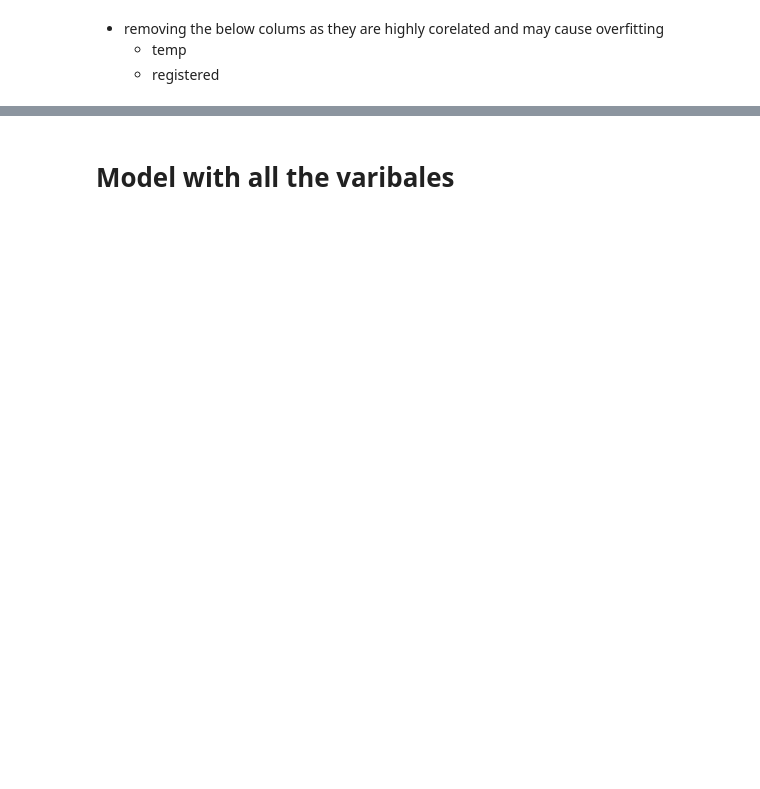
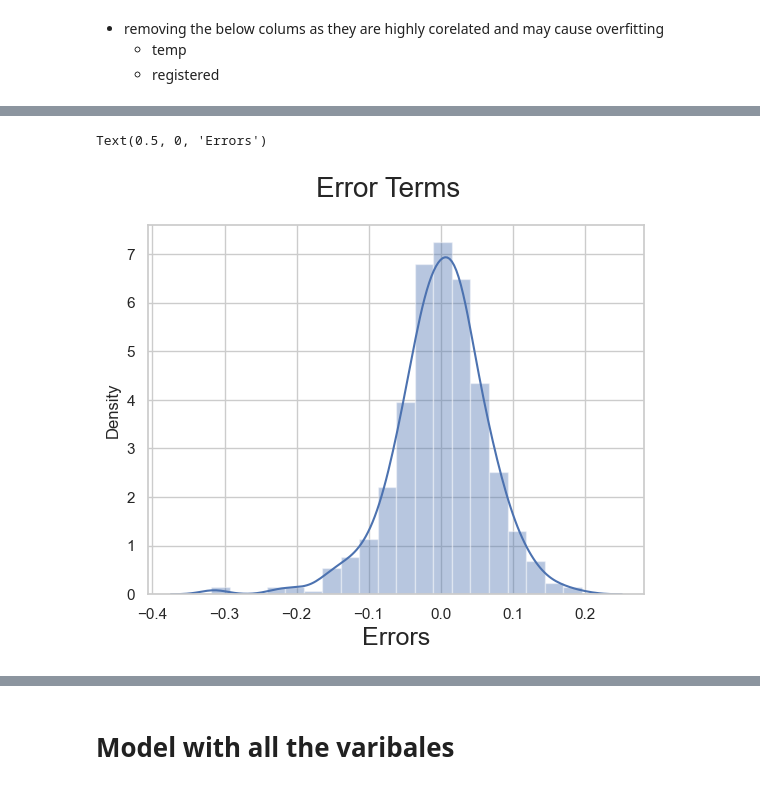
Before and after one commit to karma9791/Building_Bike_Demand_Model, a Jupyter notebook: Buildinfg_Bike_Demand_Model.ipynb, the cells around one changed output, grey strips where cells are left out. Drawn from its saved outputs; the diff is of its cells as text; code cells hidden in the pictures; blank space fills up the shorter version.

```diff
--- a/Buildinfg_Bike_Demand_Model.ipynb
+++ b/Buildinfg_Bike_Demand_Model.ipynb
@@ -544,0 +611,4 @@ X_train = df_train
+# %%
+# Adding a constant variable
+import statsmodels.api as sm
+X_train_rfe = sm.add_constant(X_train_rfe)
@@ -544,0 +638,6 @@ X_train = df_train
+# %%
+# Adding a constant variable
+import statsmodels.api as sm
+X_train_lm = sm.add_constant(X_train_rfe)
+# %%
+lm = sm.OLS(y_train,X_train_lm).fit()   # Running the linear model
@@ -544,0 +701,2 @@ X_train = df_train
+# %%
+y_train_price = lm.predict(X_train_lm)
@@ -544,0 +708,9 @@ X_train = df_train
+# %%
+# Plot the histogram of the error terms
+fig = plt.figure()
+sns.distplot((y_train - y_train_price), bins = 20)
+fig.suptitle('Error Terms', fontsize = 20)                  # Plot heading
+plt.xlabel('Errors', fontsize = 18)                         # X-label
+# %% [output]
+Text(0.5, 0, 'Errors')
+[figure, added]
```
Also changed, not shown: parts of 138 cells of this notebook.
